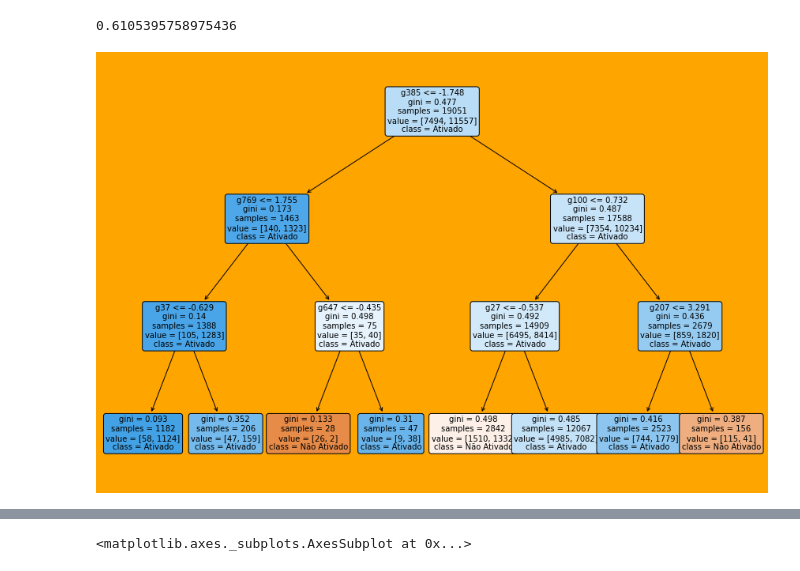
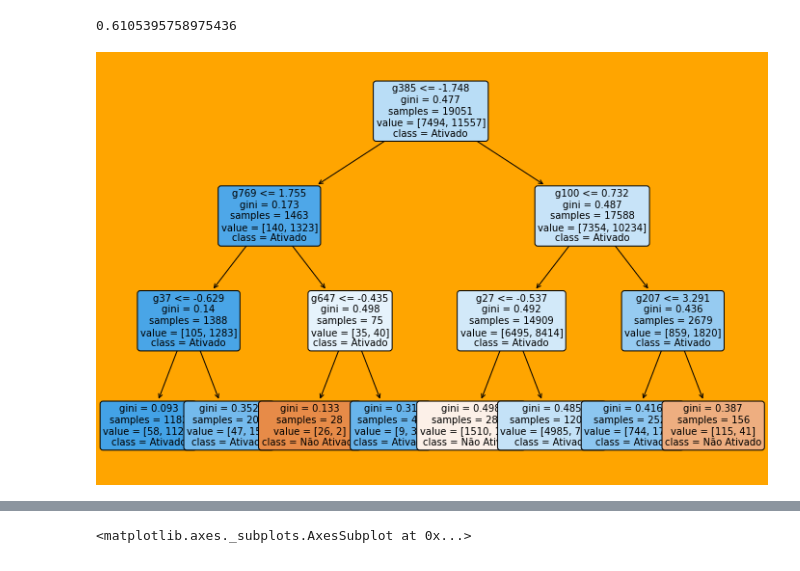
Before and after one commit to luiscals1/imersao-dados-alura-3-ed, a Jupyter notebook: aula05_imersao_dados_3_0.ipynb, the cells around one changed output, grey strips where cells are left out. Saved outputs shown, nothing was run; the diff lists cells and outputs as text; code cells hidden in the pictures.

```diff
--- a/aula05_imersao_dados_3_0.ipynb
+++ b/aula05_imersao_dados_3_0.ipynb
@@ -137,18 +139,18 @@ modelo_arvore.score(x_teste, y_teste)
 # %%
 from sklearn import tree
 
-fig, ax = plt.subplots(figsize=(15, 10), facecolor='orange')
+fig, ax = plt.subplots(figsize=(12, 8), facecolor='orange')
 tree.plot_tree(modelo_arvore,
                ax=ax,
                fontsize=10,
                rounded=True,
                filled=True,
                feature_names=x_treino.columns,
                class_names=['Não Ativado', 'Ativado'])
 
 plt.show()
 # %% [output]
-[figure, old version]
+[figure, new version]
 # %%
 from sklearn.tree import DecisionTreeClassifier
 
```
Also changed, not shown: parts of 6 cells of this notebook.
